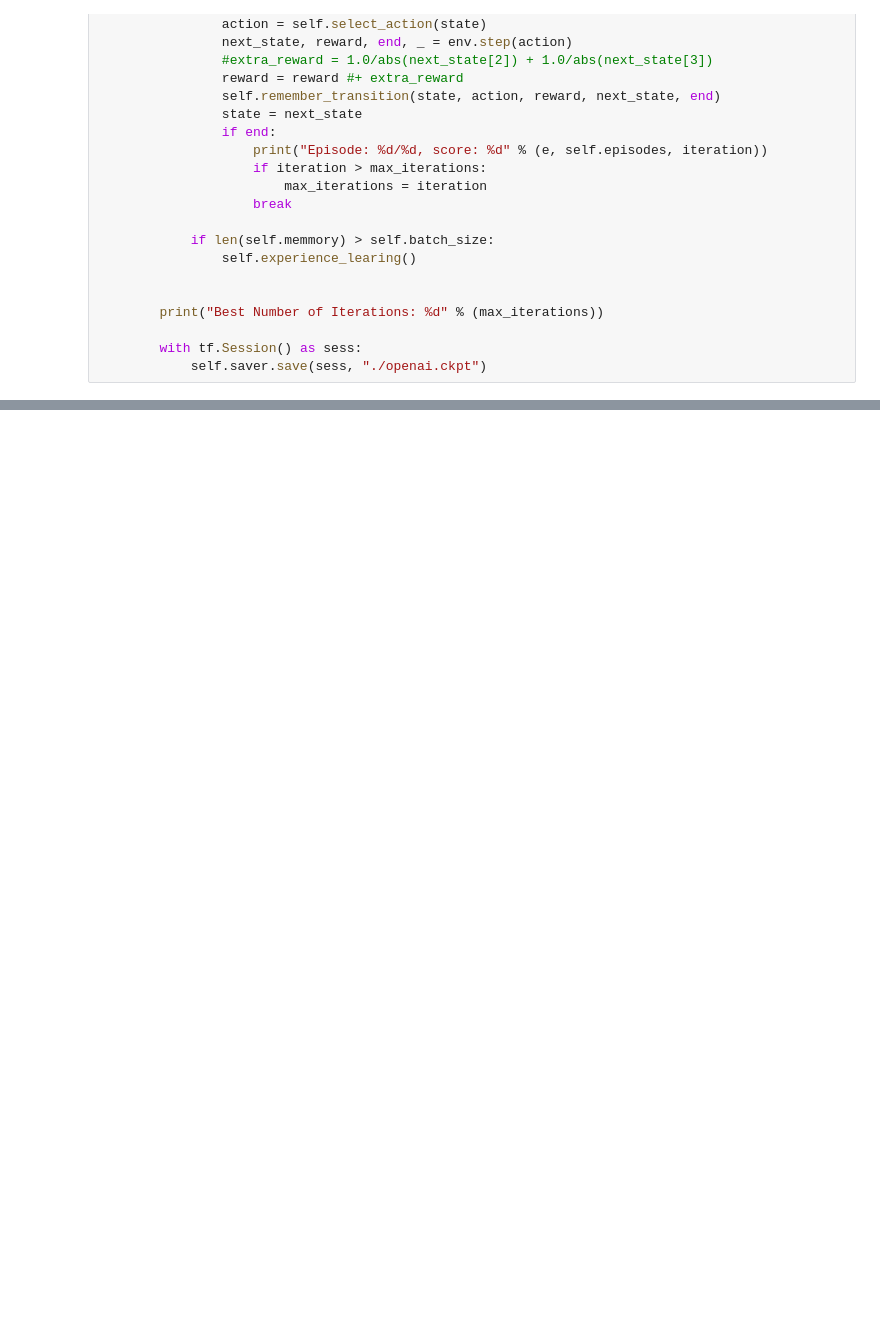
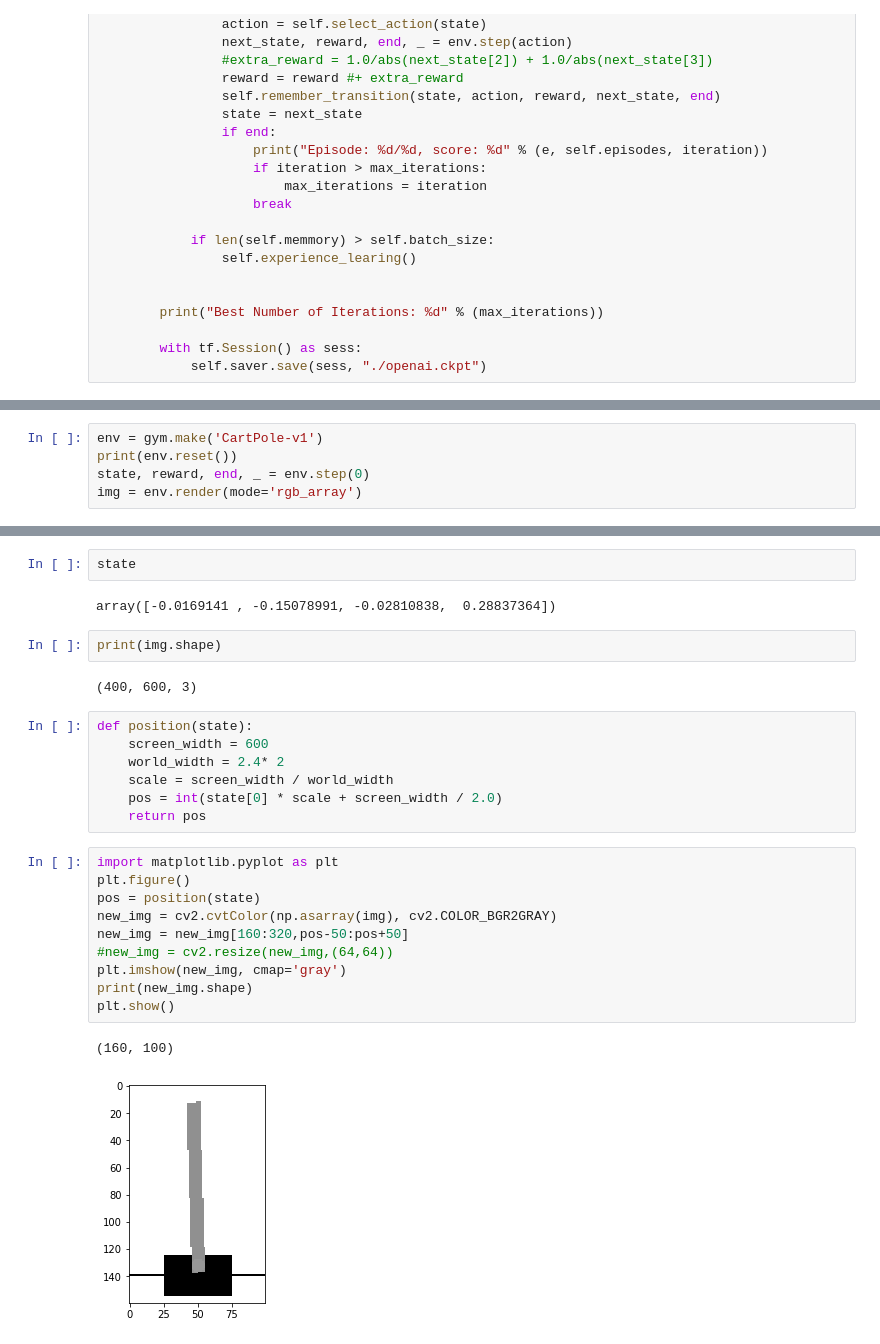
Before and after one commit to EmilioTyl/machine_learning_practicing, a Jupyter notebook: deep_q_learning/openai_control_environment.ipynb, the cells around one changed output, grey strips where cells are left out. Drawn from its saved outputs; the diff is of its cells as text; blank space fills up the shorter version.

Commit message:
convolution with cart pole location

```diff
--- a/deep_q_learning/openai_control_environment.ipynb
+++ b/deep_q_learning/openai_control_environment.ipynb
@@ -485 +502,6 @@ Episode: 2435/5000, score: 275
 KeyboardInterrupt:
+# %%
+env = gym.make('CartPole-v1')
+print(env.reset())
+state, reward, end, _ = env.step(0)
+img = env.render(mode='rgb_array')
@@ -485,0 +511,28 @@ KeyboardInterrupt:
+# %%
+state
+# %% [output]
+array([-0.0169141 , -0.15078991, -0.02810838,  0.28837364])
+# %%
+print(img.shape)
+# %% [output]
+(400, 600, 3)
+# %%
+def position(state):
+    screen_width = 600
+    world_width = 2.4* 2
+    scale = screen_width / world_width
+    pos = int(state[0] * scale + screen_width / 2.0)
+    return pos
+# %%
+import matplotlib.pyplot as plt
+plt.figure()
+pos = position(state)
+new_img = cv2.cvtColor(np.asarray(img), cv2.COLOR_BGR2GRAY)
+new_img = new_img[160:320,pos-50:pos+50]
+#new_img = cv2.resize(new_img,(64,64))
+plt.imshow(new_img, cmap='gray')
+print(new_img.shape)
+plt.show()
+# %% [output]
+(160, 100)
+[figure, added]
```
Also changed, not shown: parts of 8 cells of this notebook.
